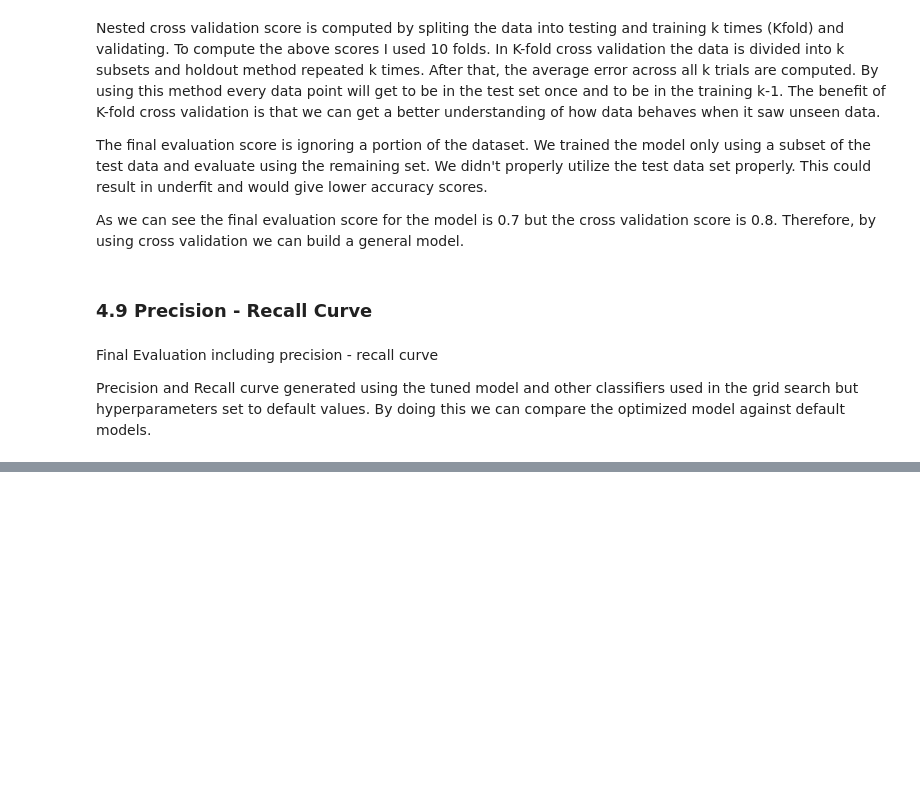
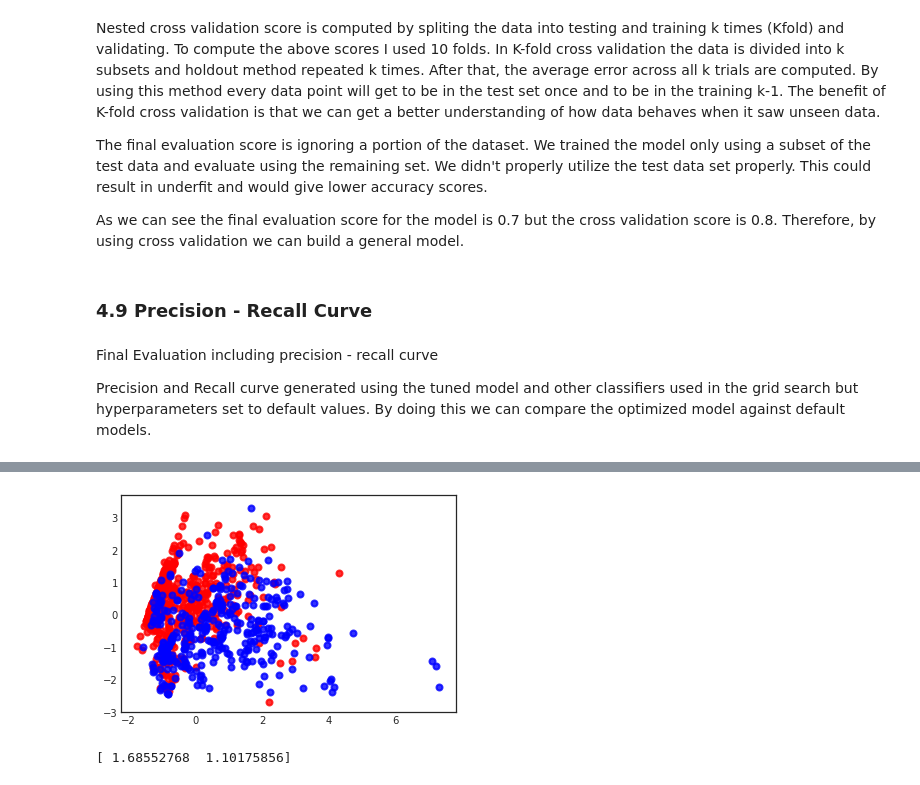
Before and after one commit to dhantha/Machine-Learning-From-Disaster-, a Jupyter notebook: Cadent Data Science.ipynb, the cells around one changed output, grey strips where cells are left out. Drawn from its saved outputs; the diff is of its cells as text; code cells hidden in the pictures; blank space fills up the shorter version.

```diff
--- a/Cadent Data Science.ipynb
+++ b/Cadent Data Science.ipynb
@@ -1117,3 +1132,20 @@ plt.show()
+# %%
+pca = PCA(n_components=2)
+X_r = pca.fit(X).transform(X)
+
+colors = ['red', 'blue']
+target_names = ["Survived", "Not Survived"]
+lw = 2
+
+for color, i, target_name in zip(colors, [0, 1], target_names):
+    plt.scatter(X_r[y == i, 0], X_r[y == i, 1], color=color, alpha=.8, lw=lw,
+                label=target_name)
+# %% [output]
+[figure, added]
+# %%
+print(pca.explained_variance_)
+# %% [output]
+[ 1.68552768  1.10175856]
 # %%
 final_predictions = clf.predict(test)
 
```
Also changed, not shown: parts of 19 cells of this notebook.
